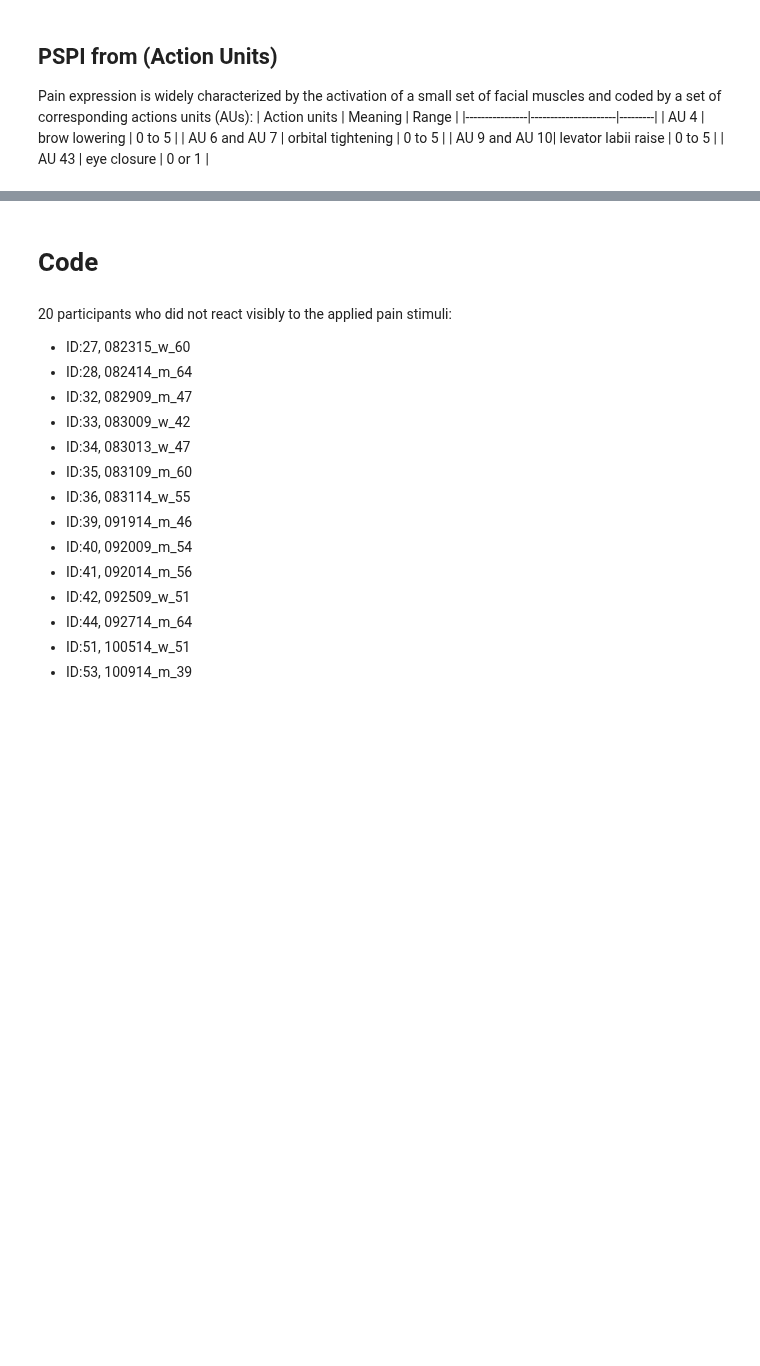
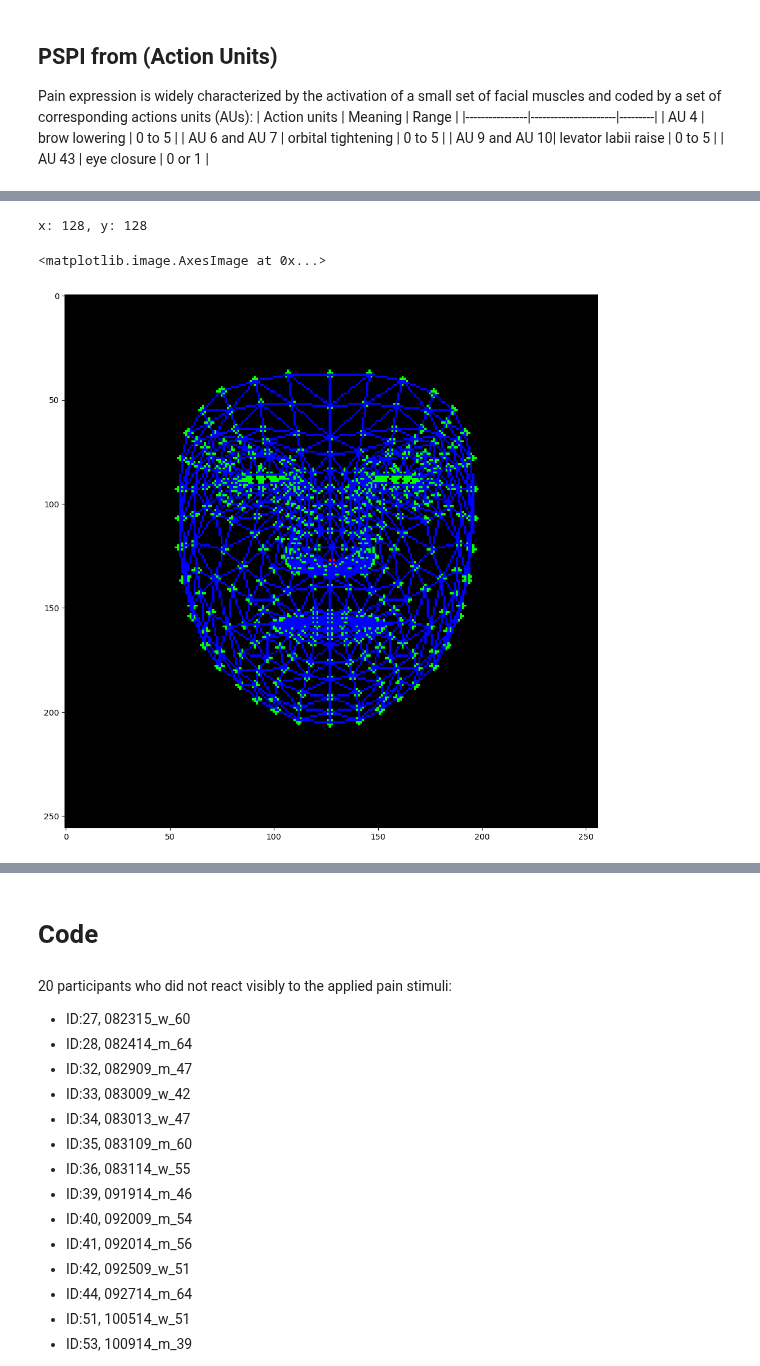
Before and after one commit to villifCoder559/PainAssessmentVideo, a Jupyter notebook: test.ipynb, the cells around one changed output, grey strips where cells are left out. Drawn from its saved outputs; the diff is of its cells as text; code cells hidden in the pictures; blank space fills up the shorter version.

```diff
--- a/test.ipynb
+++ b/test.ipynb
@@ -124,0 +217,41 @@ corresponding actions units (AUs):
+# %%
+import matplotlib.pyplot as plt
+
+csv_array,cols = tools.get_array_from_csv(csv_path=os.path.join('partA','starting_point','samples.csv'))
+list_subject_name = np.unique(csv_array[:,1])
+all_mean_facial_landmarks = np.zeros((478,3),dtype=np.float32)
+face_ln_saving_folder = 'partA/video/mean_face_landmarks_per_subject'
+
+for subject_name in list_subject_name:
+  count+=1
+  with open(os.path.join(face_ln_saving_folder,subject_name+'.pkl'), 'rb') as f:
+    dict_subject = pickle.load(f)
+    mean_facial_landmarks = dict_subject['mean_facial_landmarks']
+    count_frame = dict_subject['count_frame']
+
+  black_img = np.zeros((256,256,3), dtype=np.uint8)
+
+  all_mean_facial_landmarks += mean_facial_landmarks - mean_facial_landmarks[extractor.FaceExtractor.NOSE_INDEX] + 0.5
+
+all_mean_facial_landmarks /= len(list_subject_name)
+ln = face_extractor.convert_from_numpy_to_NormalizedLandmark(all_mean_facial_landmarks)
+annotated_image = face_extractor.plot_landmarks(image=black_img,
+                                                landmarks=ln,
+                                                connections=face_extractor.FACE_TESSELATION)
+
+dict_subject = {'mean_facial_landmarks':all_mean_facial_landmarks,
+                'count_subject':count}
+
+# with open(os.path.join(face_ln_saving_folder,'all_subjects_mean_landmarks.pkl'), 'wb') as f:
+#   pickle.dump(dict_subject, f)
+
+fig, ax = plt.subplots(figsize=(12, 12))
+plt.imshow(cv2.cvtColor(annotated_image, cv2.COLOR_BGR2RGB))
+# saving_path = os.path.join(face_ln_saving_folder,'plot_landmarks','all_subjects_mean_landmarks'+'.png')
+# if not os.path.exists(os.path.dirname(saving_path)):
+#   os.makedirs(os.path.dirname(saving_path))
+# plt.savefig(saving_path)
+# %% [output]
+x: 128, y: 128
+<matplotlib.image.AxesImage at 0x...>
+[figure, added]
```
Also changed, not shown: parts of 9 cells of this notebook.
